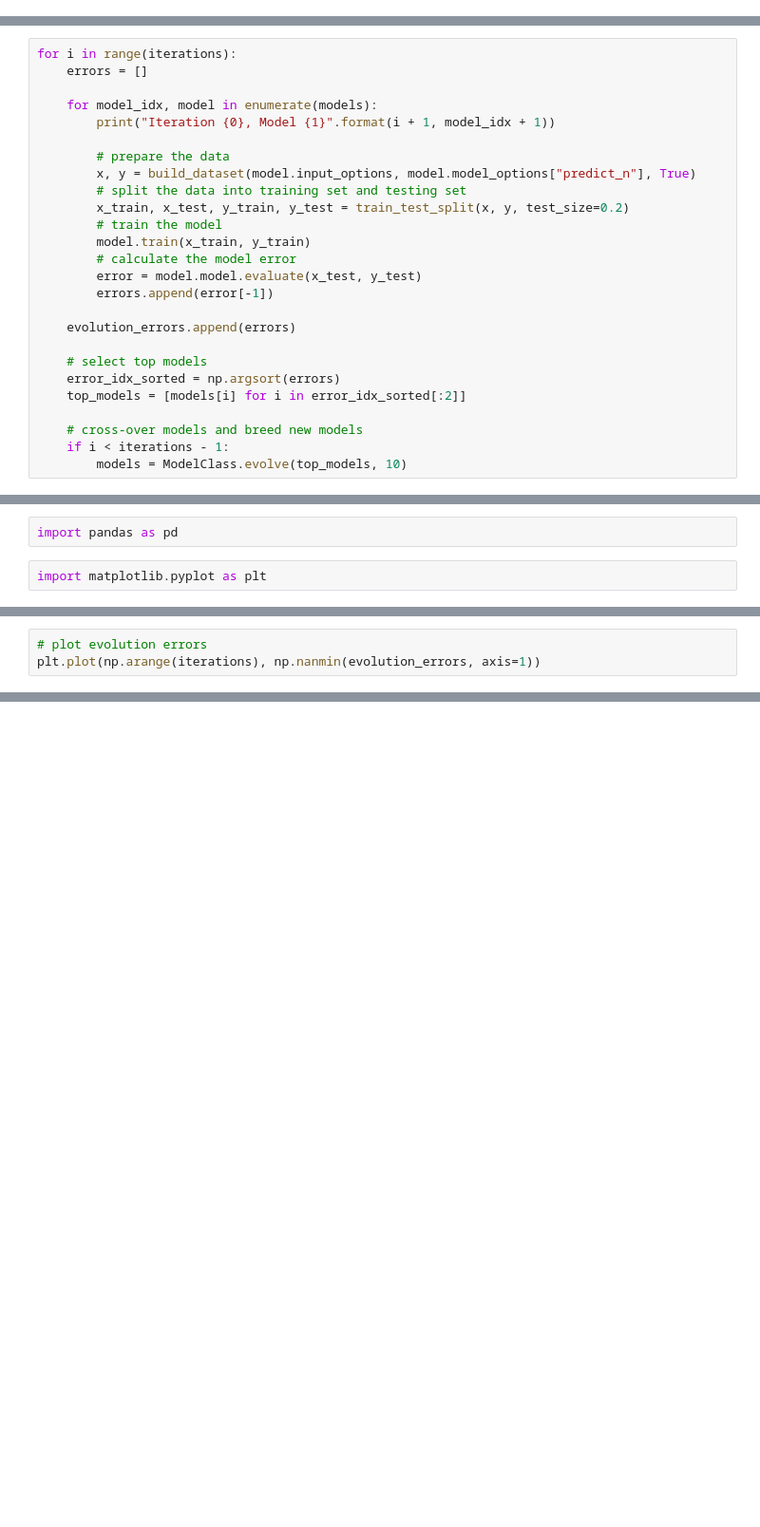
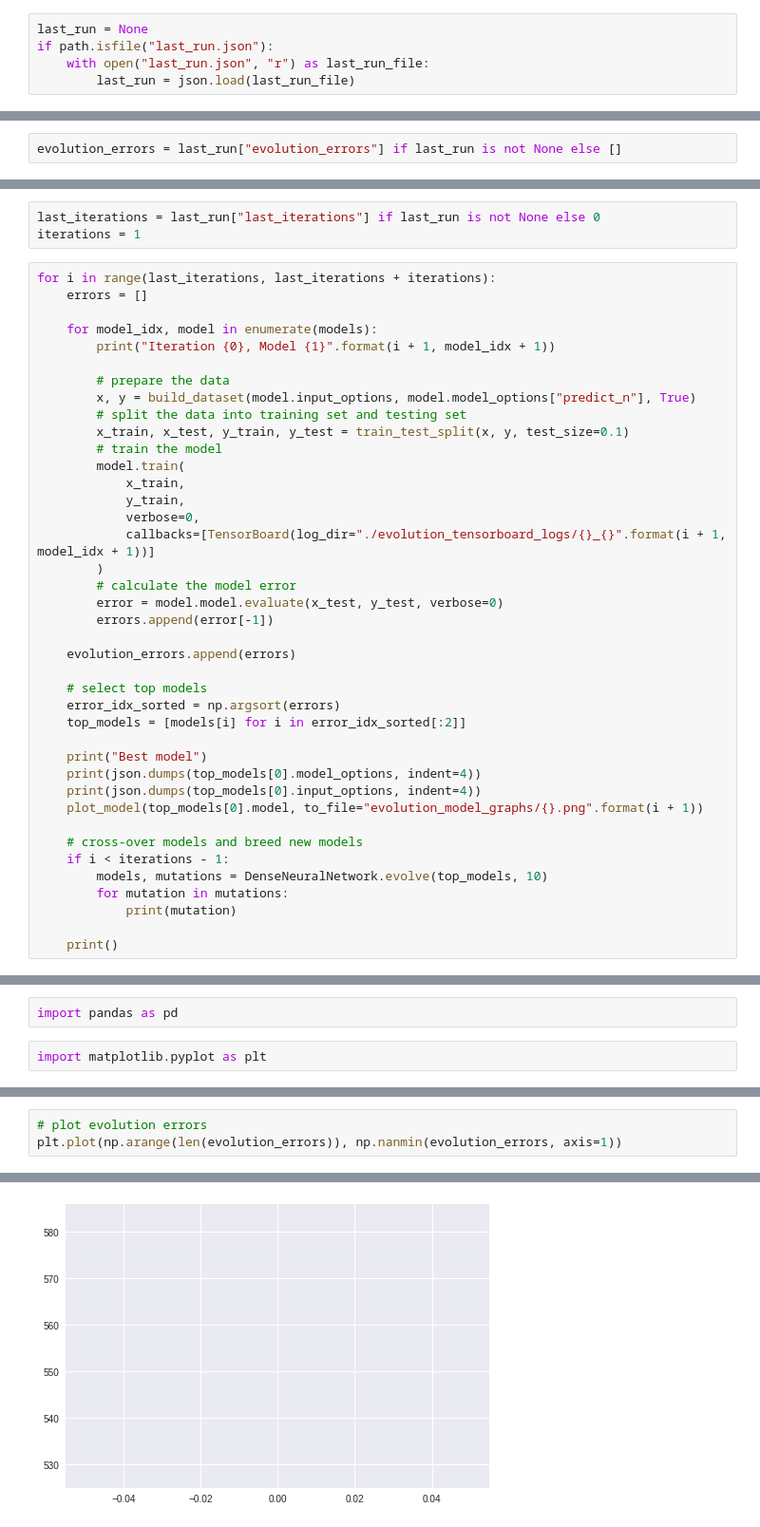
Before and after one commit to chautsunman/FYP-AI, a Jupyter notebook: evolution.ipynb, the cells around one changed output, grey strips where cells are left out. Shown at 95% size. Cells and saved outputs as stored; diff of their text form; blank space fills up the shorter version.

Commit message:
Evolution algorithm

```diff
--- a/evolution.ipynb
+++ b/evolution.ipynb
@@ -13,0 +32,5 @@ ModelClass = DenseNeuralNetwork
+# %%
+last_run = None
+if path.isfile("last_run.json"):
+    with open("last_run.json", "r") as last_run_file:
+        last_run = json.load(last_run_file)
@@ -41,0 +78,2 @@ iterations = 2
+# %%
+evolution_errors = last_run["evolution_errors"] if last_run is not None else []
@@ -42,5 +82,8 @@ iterations = 2
+# %%
+last_iterations = last_run["last_iterations"] if last_run is not None else 0
+iterations = 1
 # %%
-for i in range(iterations):
+for i in range(last_iterations, last_iterations + iterations):
     errors = []
 
     for model_idx, model in enumerate(models):
@@ -49,11 +92,16 @@ for i in range(iterations):
         # prepare the data
         x, y = build_dataset(model.input_options, model.model_options["predict_n"], True)
         # split the data into training set and testing set
-        x_train, x_test, y_train, y_test = train_test_split(x, y, test_size=0.2)
+        x_train, x_test, y_train, y_test = train_test_split(x, y, test_size=0.1)
         # train the model
-        model.train(x_train, y_train)
+        model.train(
+            x_train,
+            y_train,
+            verbose=0,
+            callbacks=[TensorBoard(log_dir="./evolution_tensorboard_logs/{}_{}".format(i + 1, model_idx + 1))]
+        )
         # calculate the model error
-        error = model.model.evaluate(x_test, y_test)
+        error = model.model.evaluate(x_test, y_test, verbose=0)
         errors.append(error[-1])
 
     evolution_errors.append(errors)
@@ -62,8 +110,17 @@ for i in range(iterations):
     error_idx_sorted = np.argsort(errors)
     top_models = [models[i] for i in error_idx_sorted[:2]]
 
+    print("Best model")
+    print(json.dumps(top_models[0].model_options, indent=4))
+    print(json.dumps(top_models[0].input_options, indent=4))
+    plot_model(top_models[0].model, to_file="evolution_model_graphs/{}.png".format(i + 1))
+
     # cross-over models and breed new models
     if i < iterations - 1:
-        models = ModelClass.evolve(top_models, 10)
+        models, mutations = DenseNeuralNetwork.evolve(top_models, 10)
+        for mutation in mutations:
+            print(mutation)
+
+    print()
 # %% [output]
 Iteration 1, Model 1
@@ -106,3 +205,4 @@ plt.plot(np.arange(len(stock_prices), len(stock_prices) + len(prediction)), pred
 # %%
 # plot evolution errors
-plt.plot(np.arange(iterations), np.nanmin(evolution_errors, axis=1))
+plt.plot(np.arange(len(evolution_errors)), np.nanmin(evolution_errors, axis=1))
+# %% [output]
@@ -108,0 +210 @@ plt.plot(np.arange(iterations), np.nanmin(evolution_errors, axis=1))
+[figure, added]
```
Also changed, not shown: parts of 23 cells of this notebook, 3 other files.
